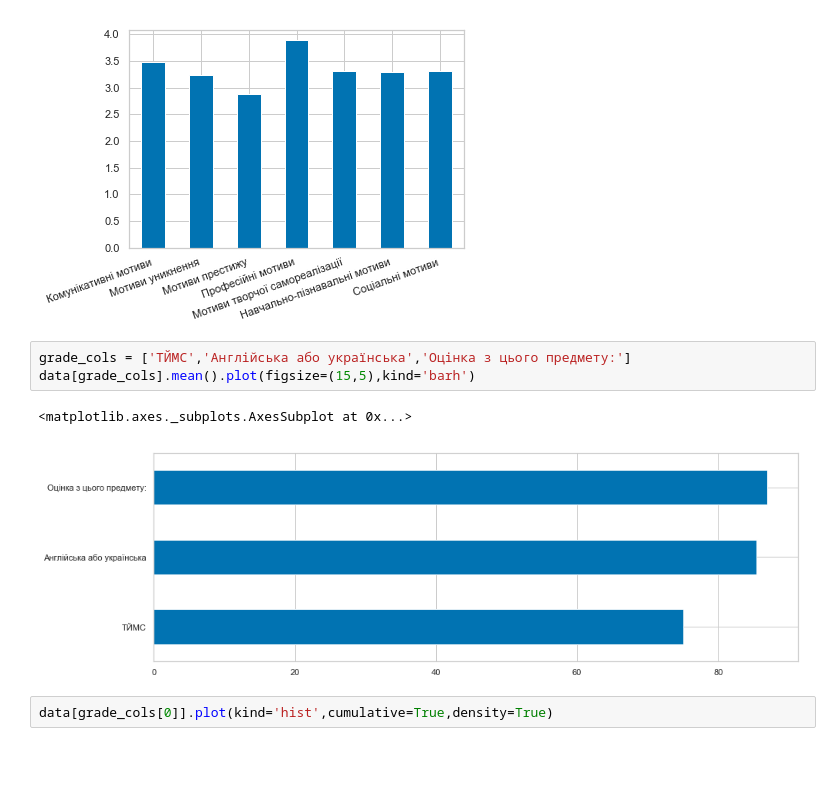
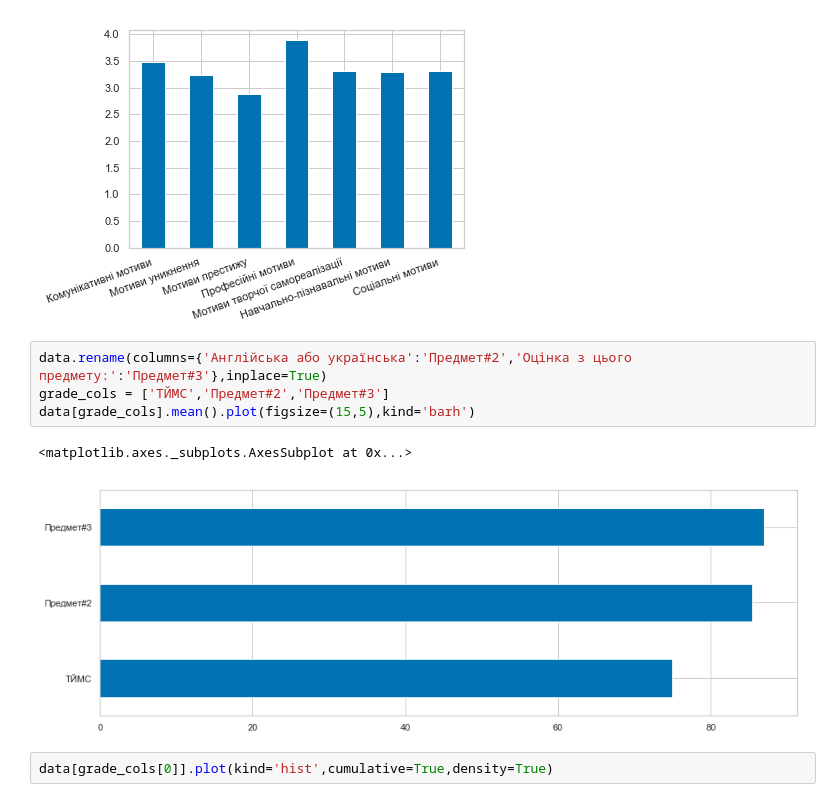
Before and after one commit to EddieKro/Data-Analysis, a Jupyter notebook: projects/poll/PM4_EDA.ipynb, the cells around one changed output. Cells and saved outputs as stored; diff of their text form; blank space fills up the shorter version.

```diff
--- a/projects/poll/PM4_EDA.ipynb
+++ b/projects/poll/PM4_EDA.ipynb
@@ -196,11 +211,12 @@ plt.xticks(rotation=20,ha="right");
 # %% [output]
 [figure]
 # %%
-grade_cols = ['ТЙМС','Англійська або українська','Оцінка з цього предмету:']
+data.rename(columns={'Англійська або українська':'Предмет#2','Оцінка з цього предмету:':'Предмет#3'},inplace=True)
+grade_cols = ['ТЙМС','Предмет#2','Предмет#3']
 data[grade_cols].mean().plot(figsize=(15,5),kind='barh')
 # %% [output]
 <matplotlib.axes._subplots.AxesSubplot at 0x...>
-[figure, old version]
+[figure, new version]
 # %%
 data[grade_cols[0]].plot(kind='hist',cumulative=True,density=True)
 # %% [output]
```
Also changed, not shown: parts of 10 cells of this notebook.
